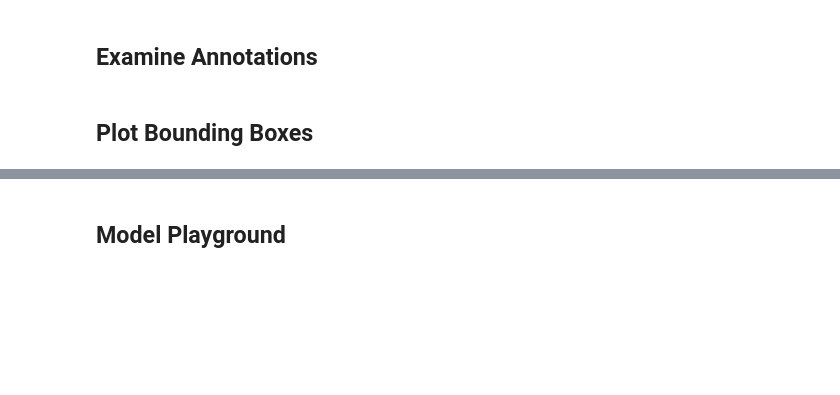
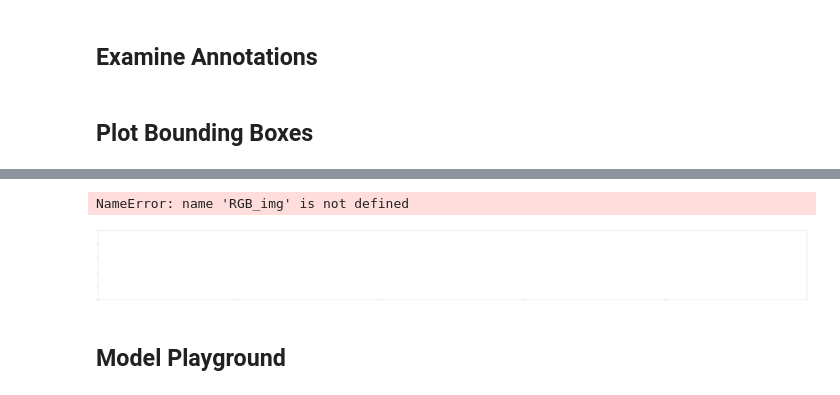
Before and after one commit to WeiHao97/cs329s-waymo-object-detection, a Jupyter notebook: herbie_vision/exploratory_notebook.ipynb, the cells around one changed output, grey strips where cells are left out. Cells and saved outputs as stored; diff of their text form; code cells hidden in the pictures; blank space fills up the shorter version.

```diff
--- a/herbie_vision/exploratory_notebook.ipynb
+++ b/herbie_vision/exploratory_notebook.ipynb
@@ -90,13 +75,3 @@ for obj in annotations['annotations']:
         continue
 # %% [markdown]
 ## Plot Bounding Boxes
-# %%
-# Read in image
-img = cv2.imread('/Users/peterfagan/Code/Waymo-2D-Object-Detection/demo/example_1.jpeg')
-RGB_img = cv2.cvtColor(img, cv2.COLOR_BGR2RGB)
-
-# Plot image
-plt.figure(figsize = (200,20))
-plt.imshow(RGB_img)
-plt.xticks([]), plt.yticks([])
-plt.show()
@@ -105,3 +78,28 @@ plt.show()
+# %%
+anns = [x for x in annotations['annotations'] if x['image_id']=='10231929575853664160_1160_000_1180_000_0_FRONT']
+
+# Create figure and axes
+fig, ax = plt.subplots(figsize = (200,20))
+
+# Display the image
+ax.imshow(RGB_img)
+
+for entry in anns:
+    h = entry['bbox'][3]
+    w = entry['bbox'][2]
+    x = entry['bbox'][0]
+    y = entry['bbox'][1]
+
+    # Create a Rectangle patch
+    rect = patches.Rectangle((x,y), h, w, linewidth=2, edgecolor='r', facecolor='none')
+
+    # Add the patch to the Axes
+    ax.add_patch(rect)
+
+plt.show()
+# %% [output]
+NameError: name 'RGB_img' is not defined
+[figure, added]
 # %% [markdown]
 ## Model Playground
 # %% [markdown]
```
Also changed, not shown: parts of 7 cells of this notebook, 3 other files.
